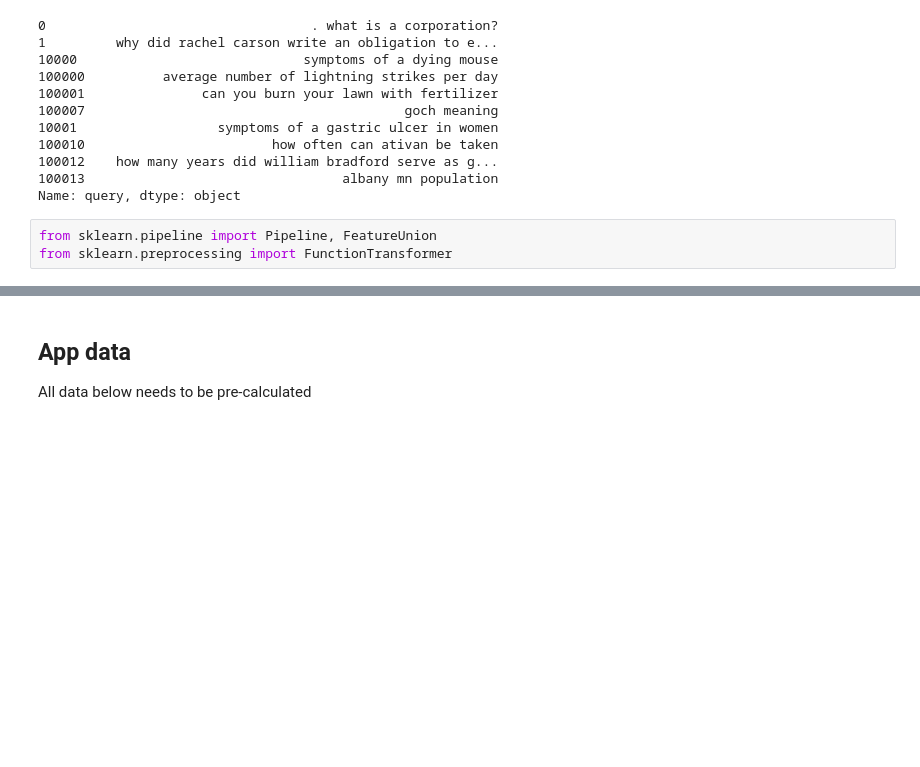
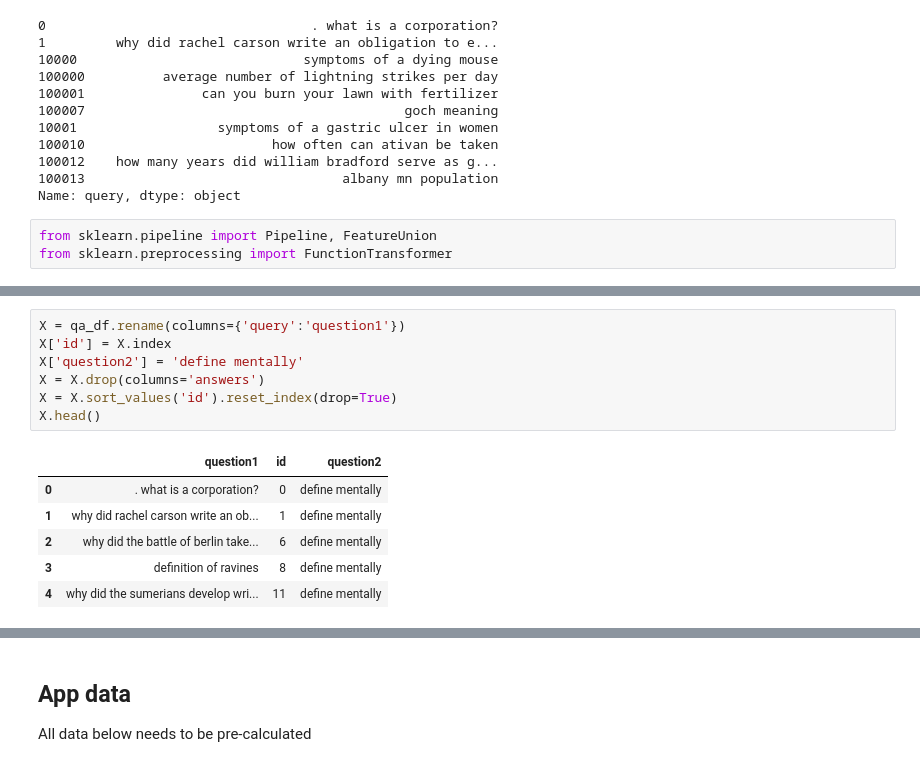
Before and after one commit to jason-sa/question_intent_classification, a Jupyter notebook: py_files/Q&A bot POC.ipynb, the cells around one changed output, grey strips where cells are left out. Cells and saved outputs as stored; diff of their text form; blank space fills up the shorter version.

```diff
--- a/py_files/Q&A bot POC.ipynb
+++ b/py_files/Q&A bot POC.ipynb
@@ -121,3 +132,17 @@ feature_transformation = Pipeline(
         ))
     ]
 )
+# %%
+X = qa_df.rename(columns={'query':'question1'})
+X['id'] = X.index
+X['question2'] = 'define mentally'
+X = X.drop(columns='answers')
+X = X.sort_values('id').reset_index(drop=True)
+X.head()
+# %% [output]
+|  | question1 | id | question2 |
+| 0 | . what is a corporation? | 0 | define mentally |
+| 1 | why did rachel carson write an ob... | 1 | define mentally |
+| 2 | why did the battle of berlin take... | 6 | define mentally |
+| 3 | definition of ravines | 8 | define mentally |
+| 4 | why did the sumerians develop wri... | 11 | define mentally |
```
Also changed, not shown: parts of 14 cells of this notebook.
